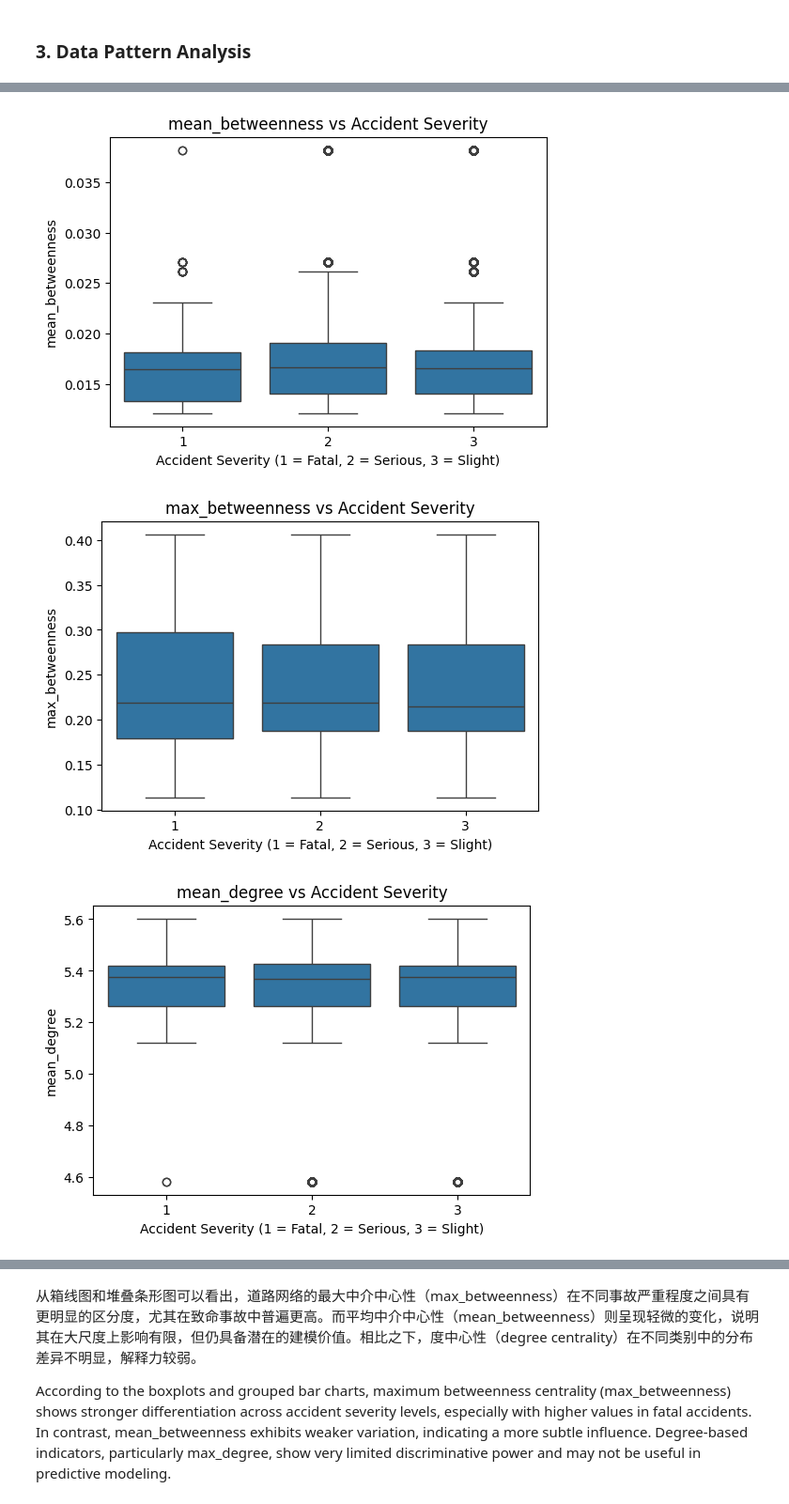
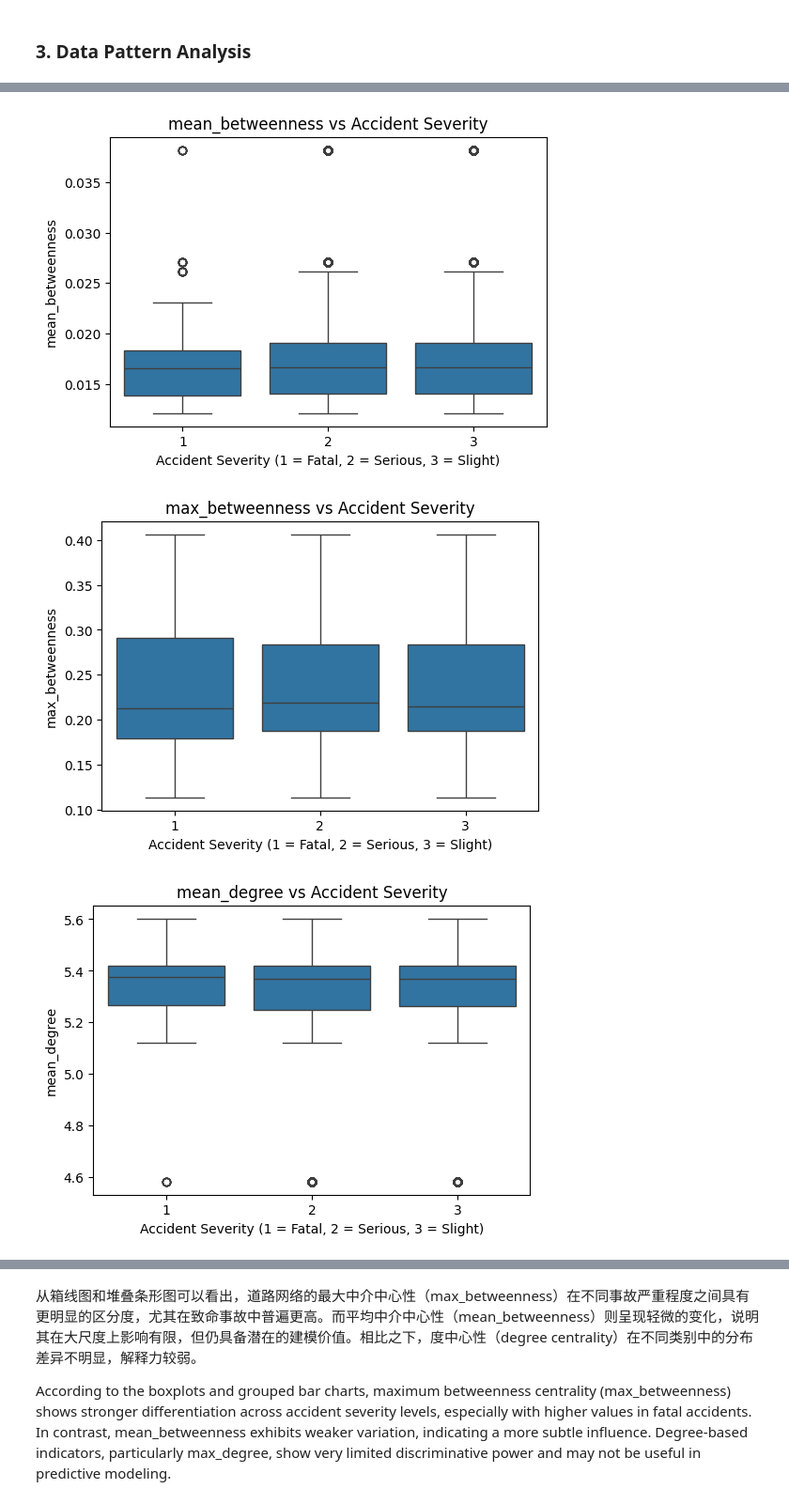
Before and after one commit to Van-Wu1/0006, a Jupyter notebook: scr/submission15-19.ipynb, the cells around one changed output, grey strips where cells are left out. Shown at 94% size. Cells and saved outputs as stored; diff of their text form; code cells hidden in the pictures.

```diff
--- a/scr/submission15-19.ipynb
+++ b/scr/submission15-19.ipynb
@@ -132,5 +124,4 @@ df.to_csv("../data/raw/201519.csv", index=False)
 # %%
-# Road Data
 columns_to_keep = [
     'accident_severity',
     'number_of_vehicles',
@@ -157,7 +148,11 @@ columns_to_keep = [
 ]
 
 files = {
-    '201519.csv': '201519_cleaned.csv'
+    '2015.csv': '2015_cleaned.csv',
+    '2016.csv': '2016_cleaned.csv',
+    '2017.csv': '2017_cleaned.csv',
+    '2018.csv': '2018_cleaned.csv',
+    '2019.csv': '2019_cleaned.csv'
 }
 
 for input_file, output_file in files.items():
@@ -167,7 +162,7 @@ for input_file, output_file in files.items():
     selected_columns = [col for col in columns_to_keep if col in df.columns]
     df_cleaned = df[selected_columns]
 
-    # ✅ 检查缺失值
+    # 检查缺失值
     missing_counts = df_cleaned.isnull().sum()
     total_missing = missing_counts.sum()
 
@@ -175,15 +170,18 @@ for input_file, output_file in files.items():
         print(f"⚠️  {output_file} has {total_missing} missing values:")
         print(missing_counts[missing_counts > 0])
 
-        # 自动丢弃含缺失值的行
+        # 丢弃含缺失值的行
         df_cleaned = df_cleaned.dropna()
-        print(f"✅ Dropped rows with missing values. Remaining rows: {len(df_cleaned)}")
+        print(f"Dropped rows with missing values. Remaining rows: {len(df_cleaned)}")
 
     output_path = os.path.join(output_folder, output_file)
     df_cleaned.to_csv(output_path, index=False)
-    print(f"✅ {output_file} has been saved in {output_path}, containing {len(df_cleaned.columns)} fields, for {len(df_cleaned)} records.\n")
-
+    print(f"{output_file} has been saved in {output_path}, containing {len(df_cleaned.columns)} fields, for {len(df_cleaned)} records.\n")
 
 # df_2019 = pd.read_csv('../data/clean/2019_cleaned.csv')
-df= pd.read_csv('../data/clean/201519_cleaned.csv')
+df_2015= pd.read_csv('../data/clean/2015_cleaned.csv')
+df_2016= pd.read_csv('../data/clean/2016_cleaned.csv')
+df_2017= pd.read_csv('../data/clean/2017_cleaned.csv')
+df_2018= pd.read_csv('../data/clean/2018_cleaned.csv')
+df_2019= pd.read_csv('../data/clean/2019_cleaned.csv')
 # %% [output]
@@ -273,7 +275,7 @@ data_with_centrality = "../data/final"
 df_centrality = pd.read_csv(centrality_path)
 
 # 循环处理每一年
-for year in range(2020, 2024):
+for year in range(2015, 2020):
     accident_file = f"{year}_cleaned.csv"
     accident_path = os.path.join(accident_folder, accident_file)
 
@@ -313,25 +316,23 @@ import pandas as pd
 import os
 
 # 定义年份和路径
-years = [2020, 2021, 2022, 2023]
+years = [2015, 2016, 2017, 2018, 2019]
 dfs = []
 
 for year in years:
     path = f"../data/final/{year}_with_centrality.csv"
     if os.path.exists(path):
         df = pd.read_csv(path)
-        df["year"] = year  # ✅ 添加年份列
+        df["year"] = year
         dfs.append(df)
     else:
-        print(f"❌ File not found: {path}")
+        print(f"File not found: {path}")
 
 # 合并所有年份数据
-df_all = pd.concat(dfs, ignore_index=True)
-df_all.to_csv("../data/final/all_years_with_centrality.csv", index=False)
+df = pd.concat(dfs, ignore_index=True)
+df.to_csv("../data/final/all_years_with_centrality.csv", index=False)
 # %% [markdown]
 ### 3. Data Pattern Analysis
-# %%
-df = df_all
 # %%
 print(df.shape)
 print(df.dtypes)
@@ -407,33 +408,33 @@ for col in ["mean_betweenness", "max_betweenness", "mean_degree", "max_degree"]:
 # %%
 # 变量与事故严重程度的关系（双变量分析）
 for col in ["mean_betweenness", "max_betweenness", "mean_degree", "max_degree"]:
     plt.figure(figsize=(6, 4))
-    sns.boxplot(x="accident_severity", y=col, data=df_all)
+    sns.boxplot(x="accident_severity", y=col, data=df)
     plt.title(f"{col} vs Accident Severity")
     plt.xlabel("Accident Severity (1 = Fatal, 2 = Serious, 3 = Slight)")
     plt.ylabel(col)
     plt.show()
 
 # 将 mean_betweenness 分为 4 个等级（四分位）
-df_all["betweenness_level"] = pd.qcut(df_all["mean_betweenness"], q=4, labels=["Low", "Medium-Low", "Medium-High", "High"])
+df["betweenness_level"] = pd.qcut(df["mean_betweenness"], q=4, labels=["Low", "Medium-Low", "Medium-High", "High"])
 
 # 查看每组的事故严重程度比例
-severity_by_level = pd.crosstab(df_all["betweenness_level"], df_all["accident_severity"], normalize='index')
+severity_by_level = pd.crosstab(df["betweenness_level"], df["accident_severity"], normalize='index')
 
 # 画分组堆叠条形图
 severity_by_level.plot(kind="bar", stacked=True, colormap="Set2")
 plt.title("Accident Severity by Mean Betweenness Level")
 plt.xlabel("Mean Betweenness Group")
 plt.ylabel("Proportion of Accident Severity")
 plt.legend(title="Severity", loc="upper right")
 plt.show()
 
 
 # 类别型变量可交叉表分析：
 pd.crosstab(df["day_of_week"], df["accident_severity"], normalize='index').plot(kind='bar', stacked=True)
 plt.title("Accident Severity by Day of Week")
 # %% [output]
-[figure, old version]
+[figure, new version]
-[figure, old version]
+[figure, new version]
-[figure, old version]
+[figure, new version]
 [figure]
```
Also changed, not shown: parts of 37 cells of this notebook.
